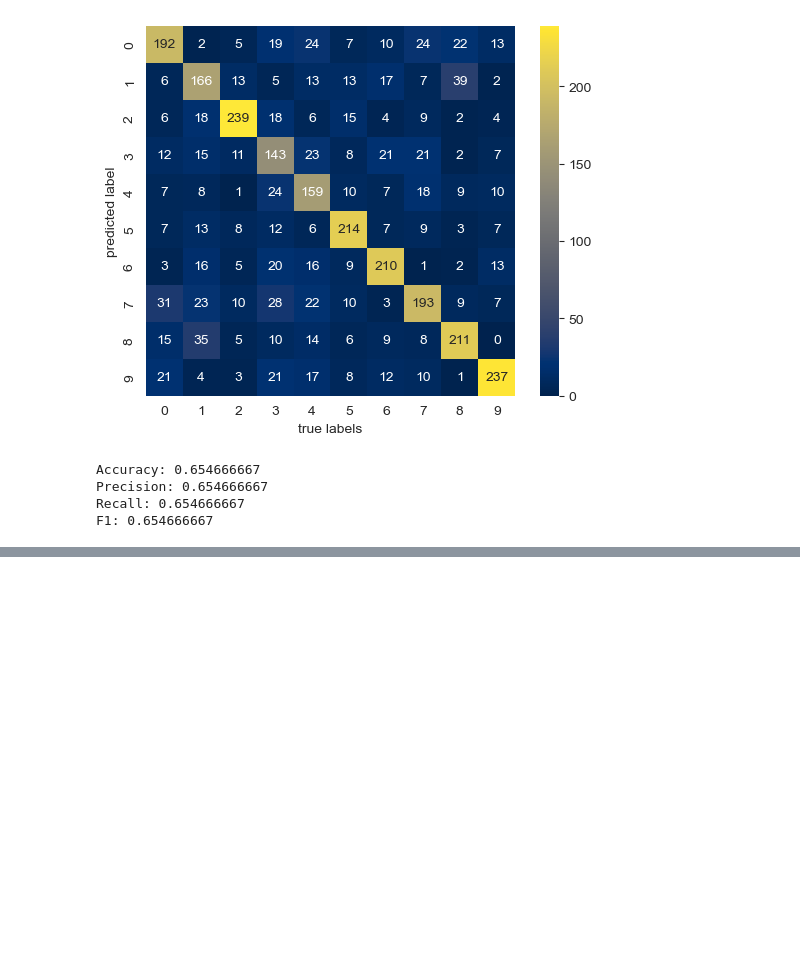
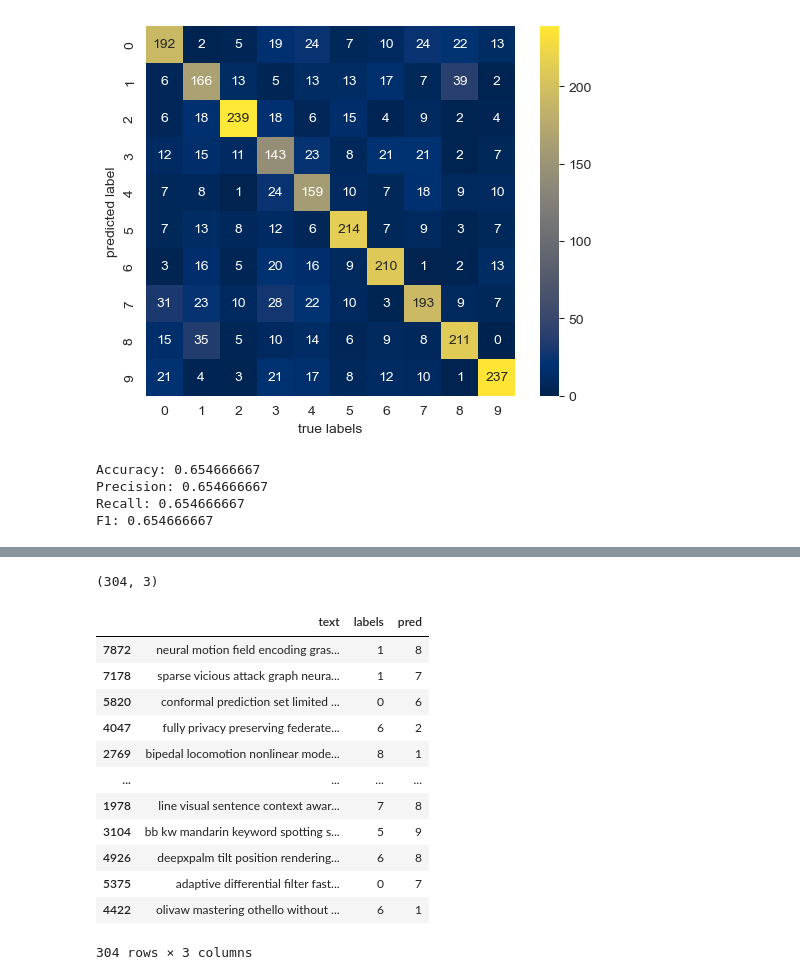
Before and after one commit to ex3del/NLP, a Jupyter notebook: NLP.ipynb, the cells around one changed output, grey strips where cells are left out. Saved outputs shown, nothing was run; the diff lists cells and outputs as text; code cells hidden in the pictures; blank space fills up the shorter version.

```diff
--- a/NLP.ipynb
+++ b/NLP.ipynb
@@ -651,0 +902,20 @@ SyntaxError: invalid syntax (2957550619.py, line 1)
+# %%
+test['pred'] = test_pred
+test.reset_index(level=0)
+print(test[test['labels']!=test['pred']].shape)
+test[test['labels']!=test['pred']][['text','labels','pred']].head(500)
+# %% [output]
+(304, 3)
+|  | text | labels | pred |
+| 7872 | neural motion field encoding gras... | 1 | 8 |
+| 7178 | sparse vicious attack graph neura... | 1 | 7 |
+| 5820 | conformal prediction set limited ... | 0 | 6 |
+| 4047 | fully privacy preserving federate... | 6 | 2 |
+| 2769 | bipedal locomotion nonlinear mode... | 8 | 1 |
+| ... | ... | ... | ... |
+| 1978 | line visual sentence context awar... | 7 | 8 |
+| 3104 | bb kw mandarin keyword spotting s... | 5 | 9 |
+| 4926 | deepxpalm tilt position rendering... | 6 | 8 |
+| 5375 | adaptive differential filter fast... | 0 | 7 |
+| 4422 | olivaw mastering othello without ... | 6 | 1 |
+304 rows × 3 columns
```
Also changed, not shown: parts of 32 cells of this notebook, 3 other files.
